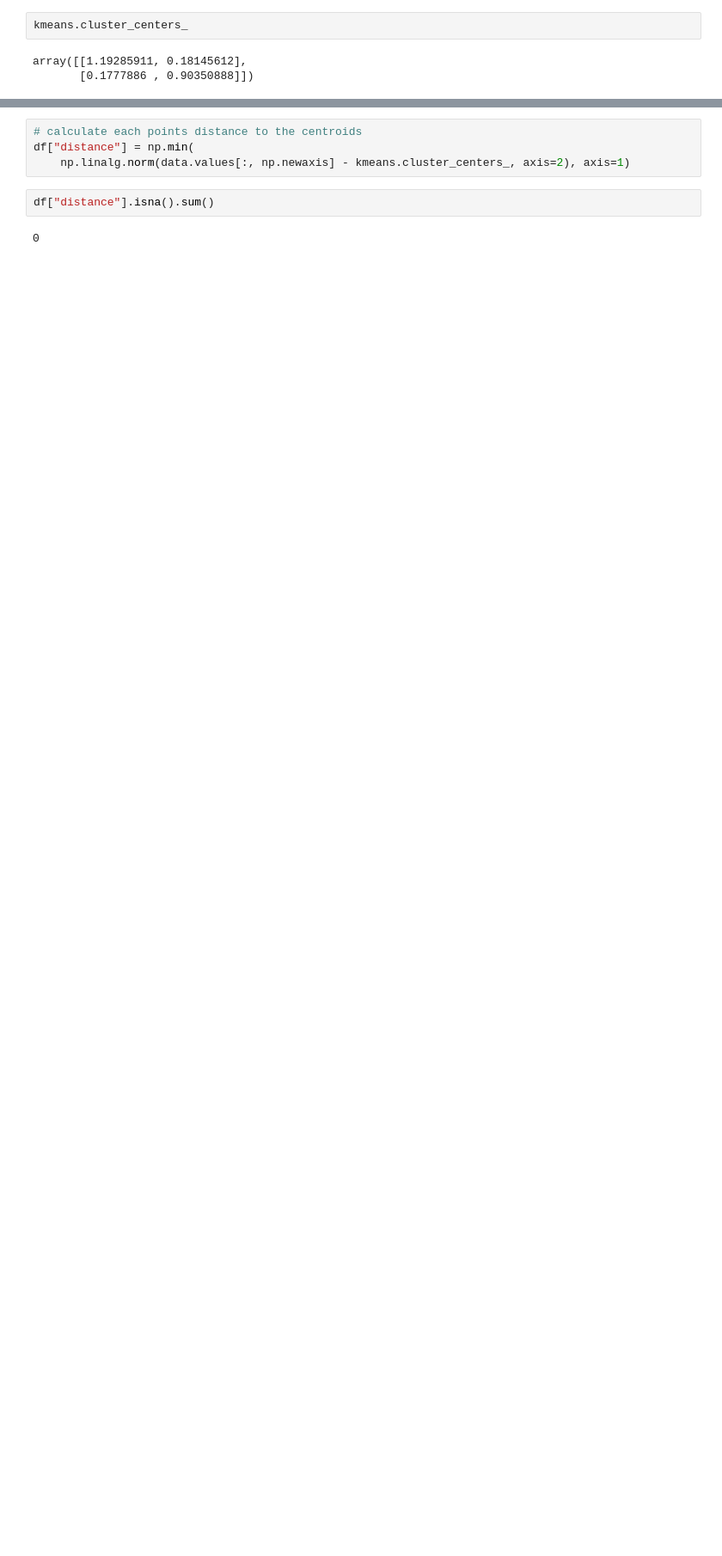
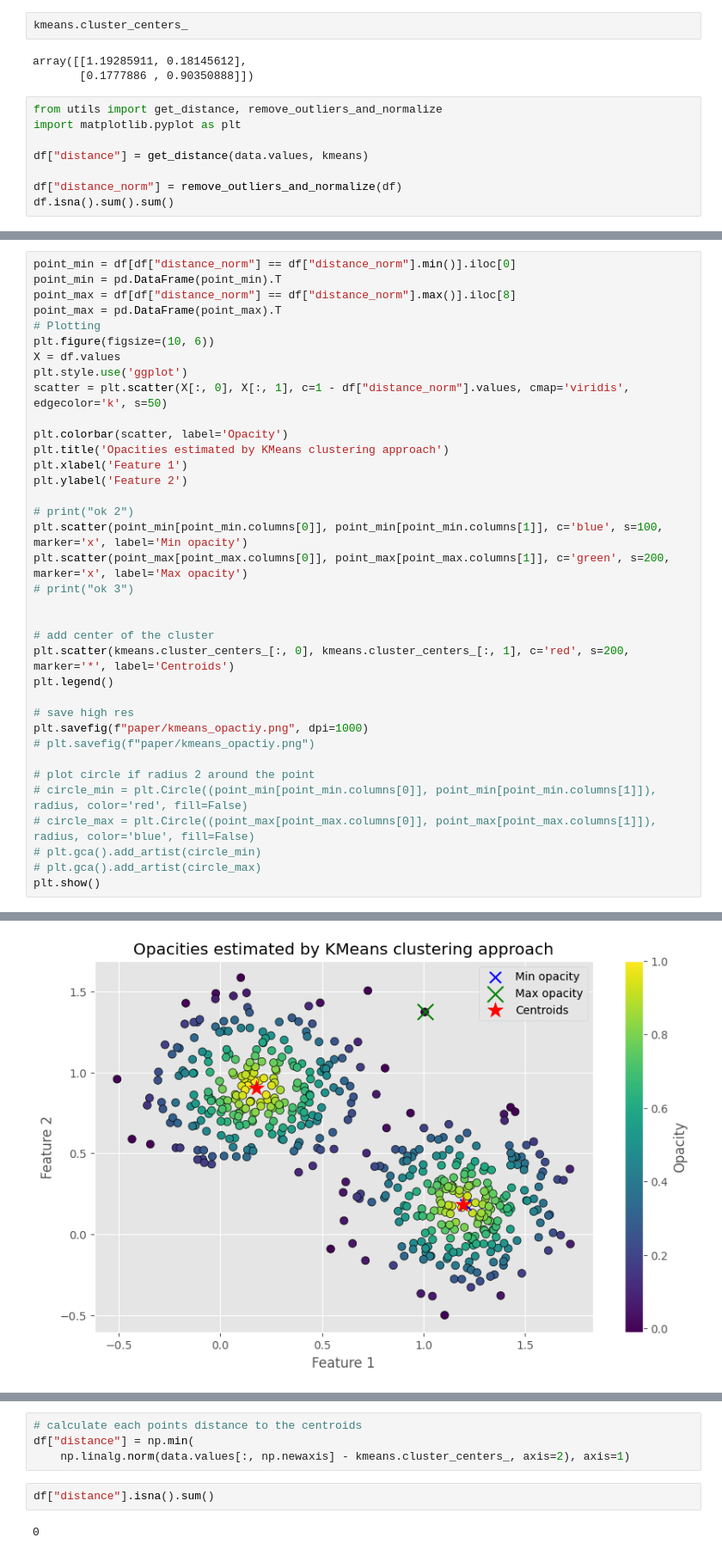
Before and after one commit to HaykTarkhanyan/CDSGD, a Jupyter notebook: cdsgd/bzbz.ipynb, the cells around one changed output, grey strips where cells are left out. Shown: that part at 86% size. Drawn from its saved outputs; the diff is of its cells as text; blank space fills up the shorter version.

Commit message:
add plots for density estimations

```diff
--- a/cdsgd/bzbz.ipynb
+++ b/cdsgd/bzbz.ipynb
@@ -77,3 +77,11 @@ kmeans.cluster_centers_
 # %% [output]
 array([[1.19285911, 0.18145612],
        [0.1777886 , 0.90350888]])
+# %%
+from utils import get_distance, remove_outliers_and_normalize
+import matplotlib.pyplot as plt
+
+df["distance"] = get_distance(data.values, kmeans)
+
+df["distance_norm"] = remove_outliers_and_normalize(df)
+df.isna().sum().sum()
@@ -79,0 +96,37 @@ array([[1.19285911, 0.18145612],
+# %%
+point_min = df[df["distance_norm"] == df["distance_norm"].min()].iloc[0]
+point_min = pd.DataFrame(point_min).T
+point_max = df[df["distance_norm"] == df["distance_norm"].max()].iloc[8]
+point_max = pd.DataFrame(point_max).T
+# Plotting
+plt.figure(figsize=(10, 6))
+X = df.values
+plt.style.use('ggplot')
+scatter = plt.scatter(X[:, 0], X[:, 1], c=1 - df["distance_norm"].values, cmap='viridis', edgecolor='k', s=50)
+
+plt.colorbar(scatter, label='Opacity')
+plt.title('Opacities estimated by KMeans clustering approach')
+plt.xlabel('Feature 1')
+plt.ylabel('Feature 2')
+
+# print("ok 2")
+plt.scatter(point_min[point_min.columns[0]], point_min[point_min.columns[1]], c='blue', s=100, marker='x', label='Min opacity')
+plt.scatter(point_max[point_max.columns[0]], point_max[point_max.columns[1]], c='green', s=200, marker='x', label='Max opacity')
+# print("ok 3")
+
+
+# add center of the cluster
+plt.scatter(kmeans.cluster_centers_[:, 0], kmeans.cluster_centers_[:, 1], c='red', s=200, marker='*', label='Centroids')
+plt.legend()
+
+# save high res
+plt.savefig(f"paper/kmeans_opactiy.png", dpi=1000)
+# plt.savefig(f"paper/kmeans_opactiy.png")
+
+# plot circle if radius 2 around the point
+# circle_min = plt.Circle((point_min[point_min.columns[0]], point_min[point_min.columns[1]]), radius, color='red', fill=False)
+# circle_max = plt.Circle((point_max[point_max.columns[0]], point_max[point_max.columns[1]]), radius, color='blue', fill=False)
+# plt.gca().add_artist(circle_min)
+# plt.gca().add_artist(circle_max)
+plt.show()
+# %% [output]
@@ -79,0 +134 @@ array([[1.19285911, 0.18145612],
+[figure, added]
```
Also changed, not shown: parts of 17 cells of this notebook, 5 other files.
